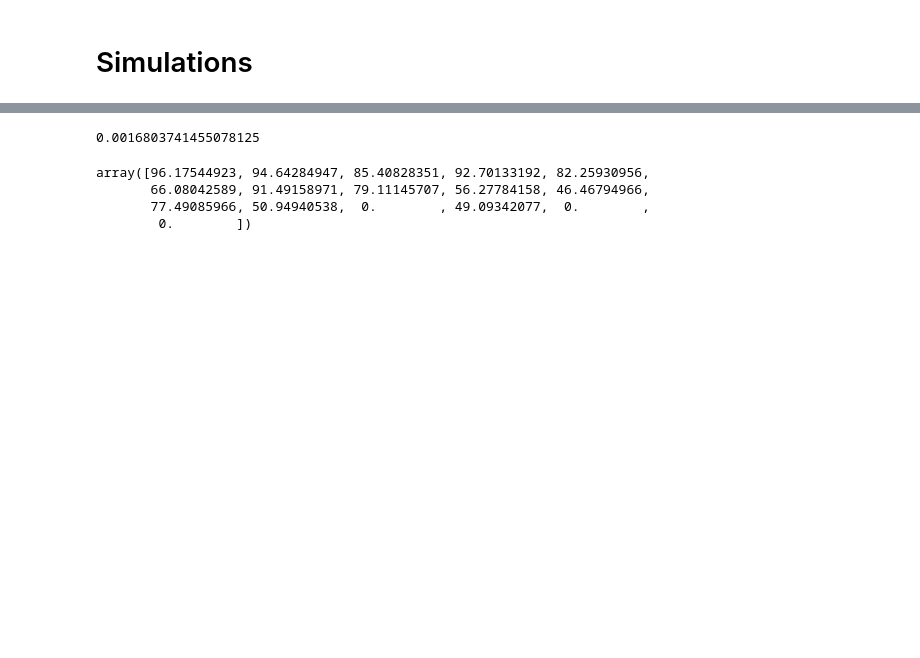
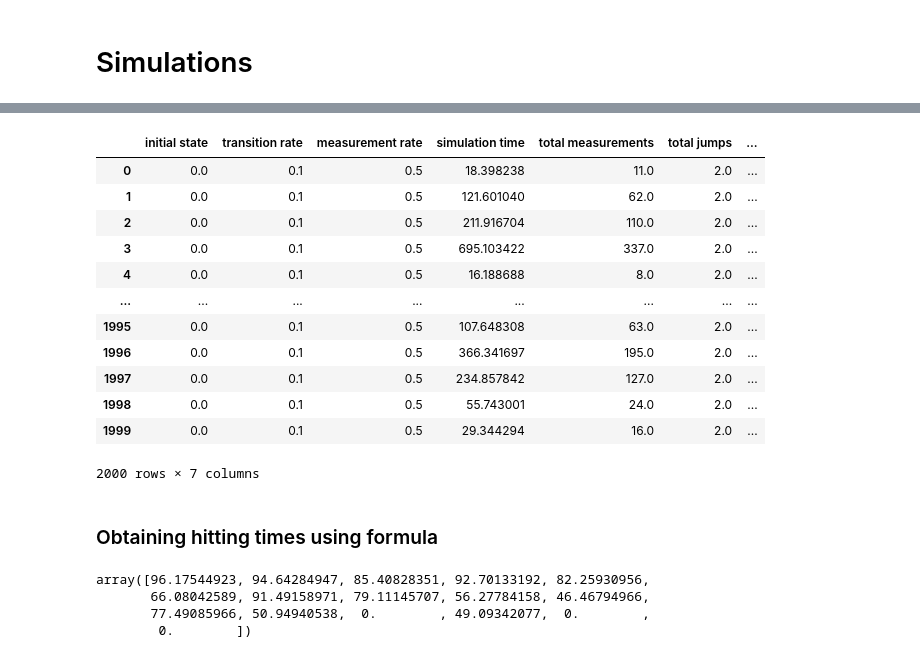
Before and after one commit to miguelruor/quantum_hitting_time, a Jupyter notebook: quantum_hitting_time.ipynb, the cells around one changed output, grey strips where cells are left out. Saved outputs shown, nothing was run; the diff lists cells and outputs as text; code cells hidden in the pictures; blank space fills up the shorter version.

```diff
--- a/quantum_hitting_time.ipynb
+++ b/quantum_hitting_time.ipynb
@@ -17,6 +22,8 @@ from google.colab import drive
 drive.mount('/content/drive')
 # %% [output]
 Mounted at /content/drive
+# %%
+BASE_DIR = "/content/drive/My Drive/hitting_time_paper/"
 # %% [markdown]
 # Functions
 # %% [markdown]
@@ -194,0 +283,18 @@ T.save("/content/drive/My Drive/Thesis/Code/newData/proof_concept/2d-grid-4-tran
+# %%
+results_qw_varbanov
+# %% [output]
+|  | initial state | transition rate | measurement rate | simulation time | total measurements | total jumps | ... |
+| 0 | 0.0 | 0.1 | 0.5 | 18.398238 | 11.0 | 2.0 | ... |
+| 1 | 0.0 | 0.1 | 0.5 | 121.601040 | 62.0 | 2.0 | ... |
+| 2 | 0.0 | 0.1 | 0.5 | 211.916704 | 110.0 | 2.0 | ... |
+| 3 | 0.0 | 0.1 | 0.5 | 695.103422 | 337.0 | 2.0 | ... |
+| 4 | 0.0 | 0.1 | 0.5 | 16.188688 | 8.0 | 2.0 | ... |
+| ... | ... | ... | ... | ... | ... | ... | ... |
+| 1995 | 0.0 | 0.1 | 0.5 | 107.648308 | 63.0 | 2.0 | ... |
+| 1996 | 0.0 | 0.1 | 0.5 | 366.341697 | 195.0 | 2.0 | ... |
+| 1997 | 0.0 | 0.1 | 0.5 | 234.857842 | 127.0 | 2.0 | ... |
+| 1998 | 0.0 | 0.1 | 0.5 | 55.743001 | 24.0 | 2.0 | ... |
+| 1999 | 0.0 | 0.1 | 0.5 | 29.344294 | 16.0 | 2.0 | ... |
+2000 rows × 7 columns
+# %% [markdown]
+### Obtaining hitting times using formula
@@ -195,7 +308,5 @@ T.save("/content/drive/My Drive/Thesis/Code/newData/proof_concept/2d-grid-4-tran
 # %%
-hitting_times_qd = computeHittingTimes_d(T, F)[0]
+hitting_times_qd = computeHittingTimes_d(T, F)
-# %% [output]
-0.0016803741455078125
 # %%
 hitting_times_qd
 # %% [output]
```
Also changed, not shown: parts of 46 cells of this notebook, 23 other files.
